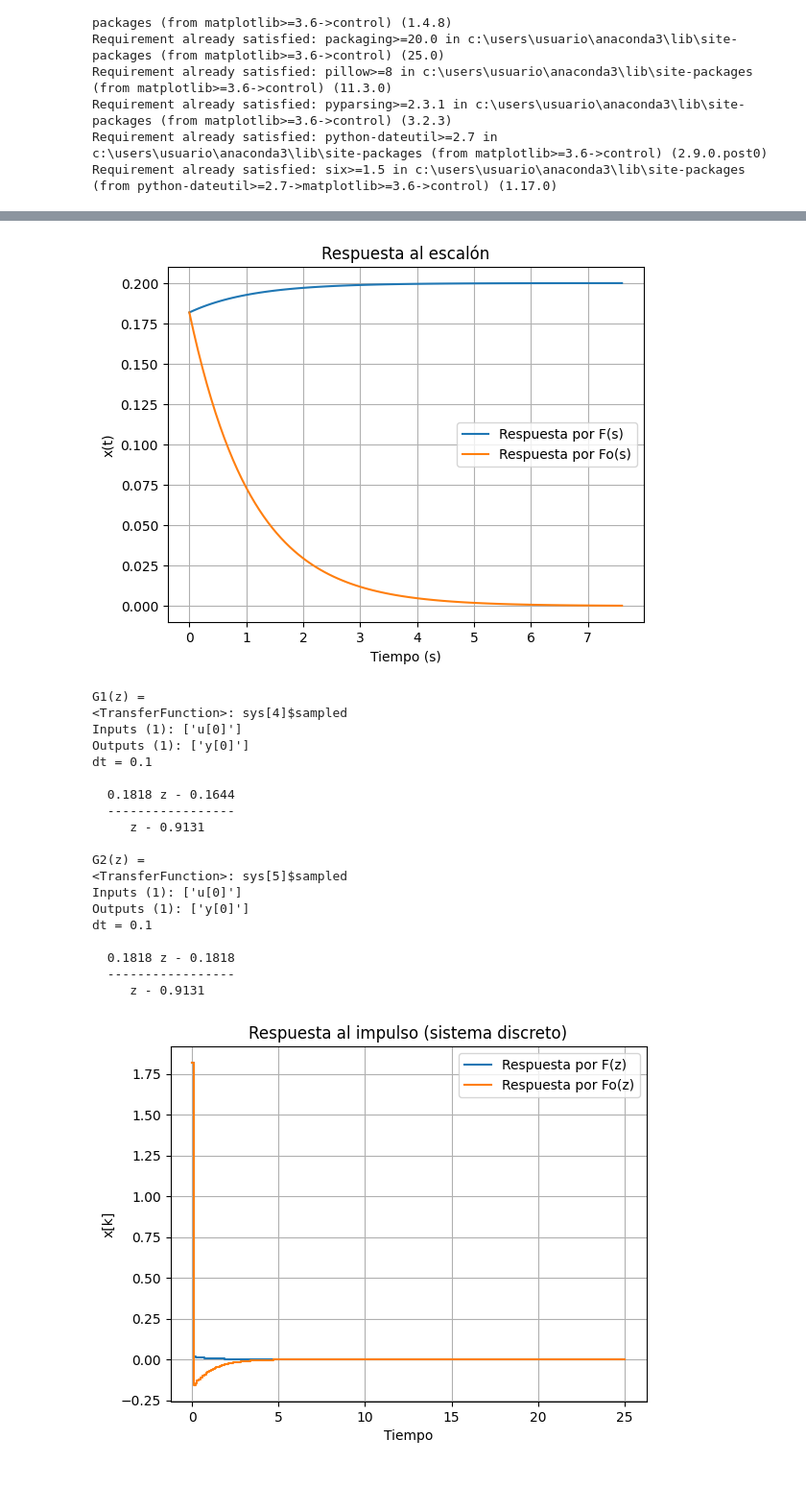
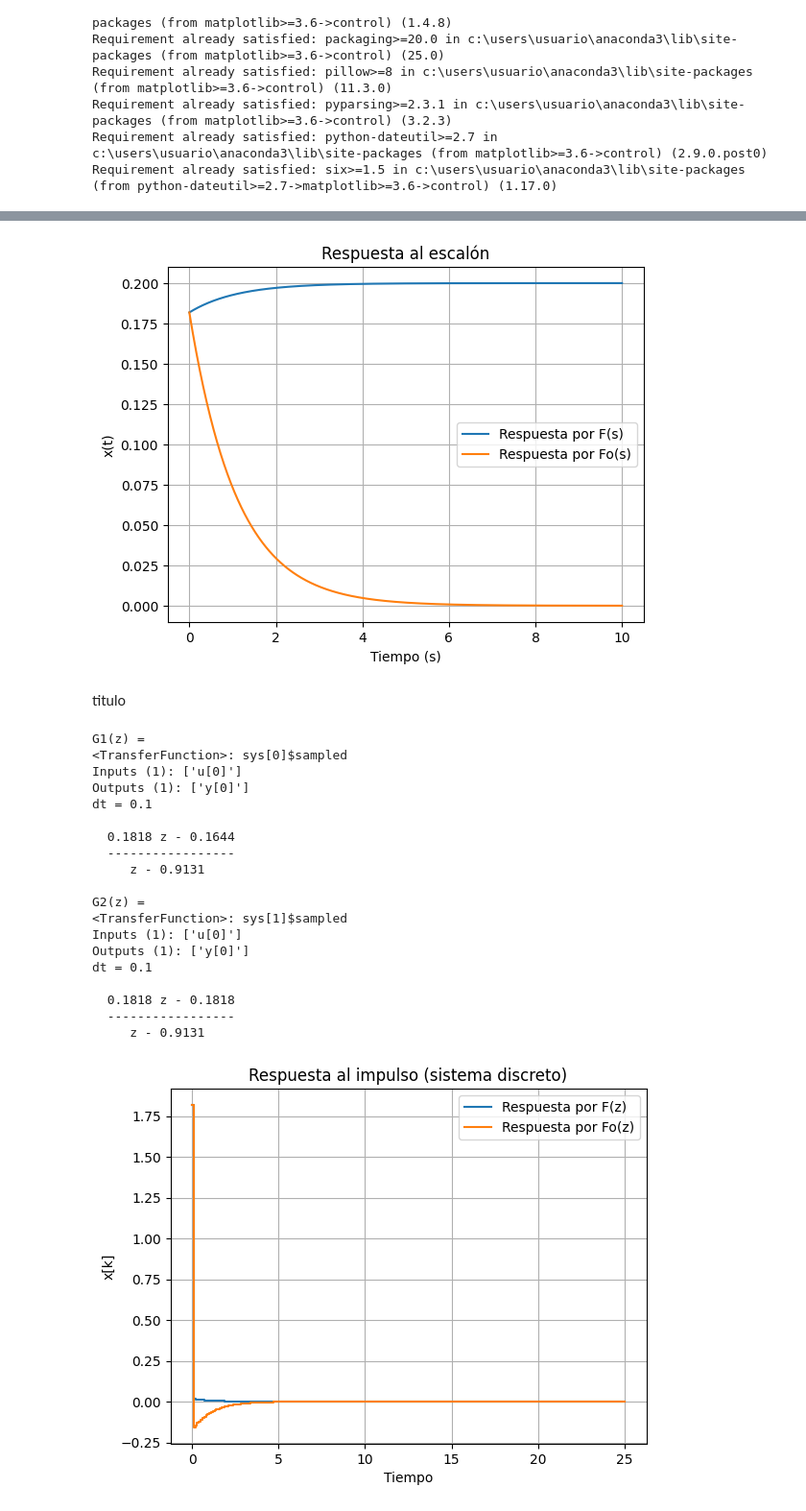
Before and after one commit to juandiego2205/Repository_lab_control, a Jupyter notebook: Code_Practica_1_sistemas_descritos.ipynb, the cells around one changed output, grey strips where cells are left out. Shown at 96% size. Drawn from its saved outputs; the diff is of its cells as text; code cells hidden in the pictures; blank space fills up the shorter version.

```diff
--- a/Code_Practica_1_sistemas_descritos.ipynb
+++ b/Code_Practica_1_sistemas_descritos.ipynb
@@ -39,7 +39,7 @@ G1 = ctrl.TransferFunction(num_G1, den_G1)
 # G2(s) = (Cp*s) / ((R*Cs + R*Cp)*s + 1)
 num_G2 = [Cp, 0]
 den_G2 = [R*Cs + R*Cp, 1]
-G2 = ctrl.TransferFunction(num_G2, den_G2)
+G2 = tf(num_G2, den_G2)
 
 print("G1(s) =", G1)
 print(" ")
@@ -61,17 +61,16 @@ Outputs (1): ['y[0]']
   ---------
   1.1 s + 1
 # %%
-# Respuesta al impulso
+t = np.linspace(0, 10, 1000)
 
-t1, y1 = ctrl.impulse_response(G1)
-
+# --- Escalón ---
+y1, t1 = impulse(G1, T=t)
+y2, t2 = impulse(G2, T=t)
 plt.figure(1)
 plt.plot(t1, y1, label="Respuesta por F(s)")
-
-t2, y2 = ctrl.impulse_response(G2)
 plt.plot(t2, y2, label="Respuesta por Fo(s)")
 
-plt.title("Respuesta al impulso")
+plt.title("Respuesta al escalón")
 plt.xlabel("Tiempo (s)")
 plt.ylabel("x(t)")
 plt.legend()
@@ -85,23 +84,26 @@ Results may be meaningless!
 # %%
 # Respuesta al escalón
 
-t2, y2 = ctrl.step_response(G1)
-
-plt.figure(2)
-plt.plot(t2, y2, label="Respuesta por F(s)")
-
-t3, y3 = ctrl.step_response(G2)
-plt.plot(t3, y3, label="Respuesta por Fo(s)")
+# --- Escalón ---
+y1, t1 = step(G1, T=t)
+y2, t2 = step(G2, T=t)
+plt.figure(1)
+plt.plot(t1, y1, label="Respuesta por F(s)")
+plt.plot(t2, y2, label="Respuesta por Fo(s)")
 
 plt.title("Respuesta al escalón")
 plt.xlabel("Tiempo (s)")
 plt.ylabel("x(t)")
 plt.legend()
 plt.grid()
 
 plt.show()
+
+plt.show()
 # %% [output]
-[figure, old version]
+[figure, new version]
+# %% [markdown]
+titulo
 # %%
 # Tiempo de muestreo
 Ts = 0.1
@@ -117,7 +119,7 @@ print("\nG2(z) =")
 print(G2z)
 # %% [output]
 G1(z) =
-<TransferFunction>: sys[4]$sampled
+<TransferFunction>: sys[0]$sampled
 Inputs (1): ['u[0]']
 Outputs (1): ['y[0]']
 dt = 0.1
@@ -127,7 +129,7 @@ dt = 0.1
      z - 0.9131
 
 G2(z) =
-<TransferFunction>: sys[5]$sampled
+<TransferFunction>: sys[1]$sampled
 Inputs (1): ['u[0]']
 Outputs (1): ['y[0]']
 dt = 0.1
```
Also changed, not shown: parts of 2 cells of this notebook.
